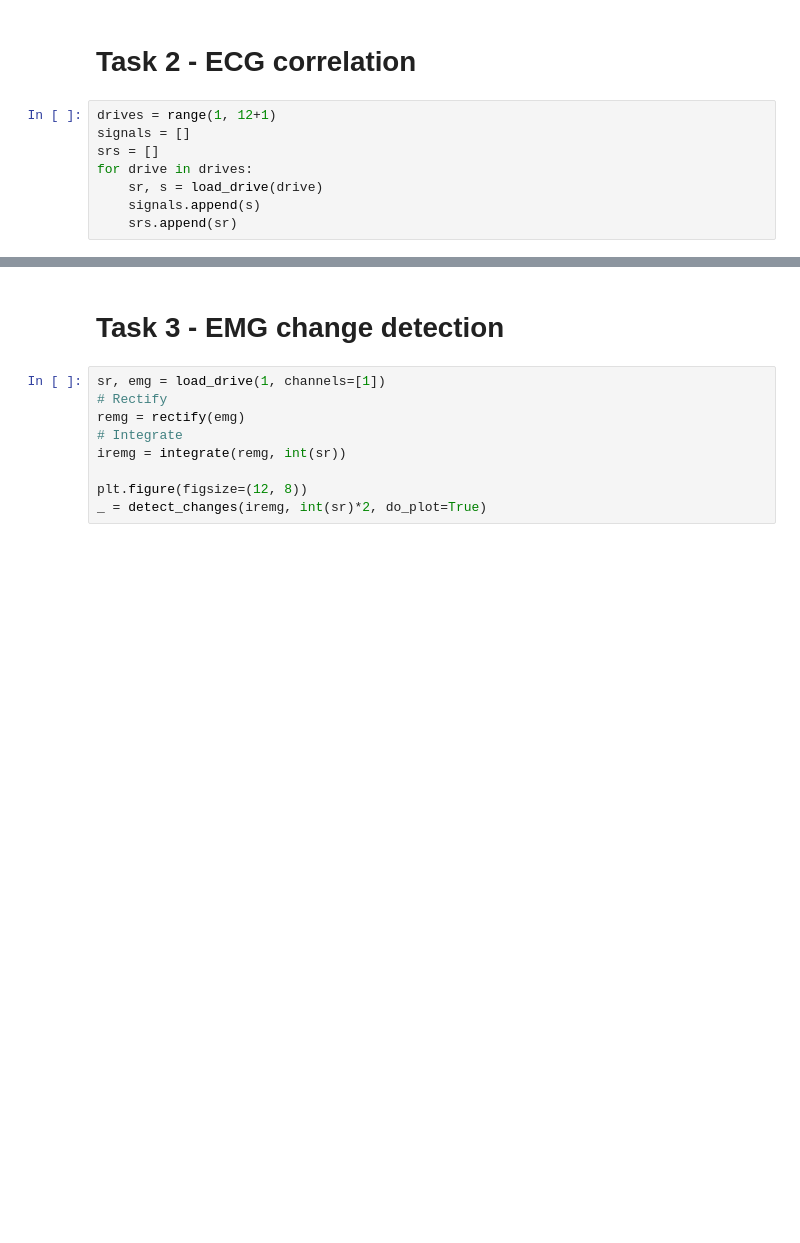
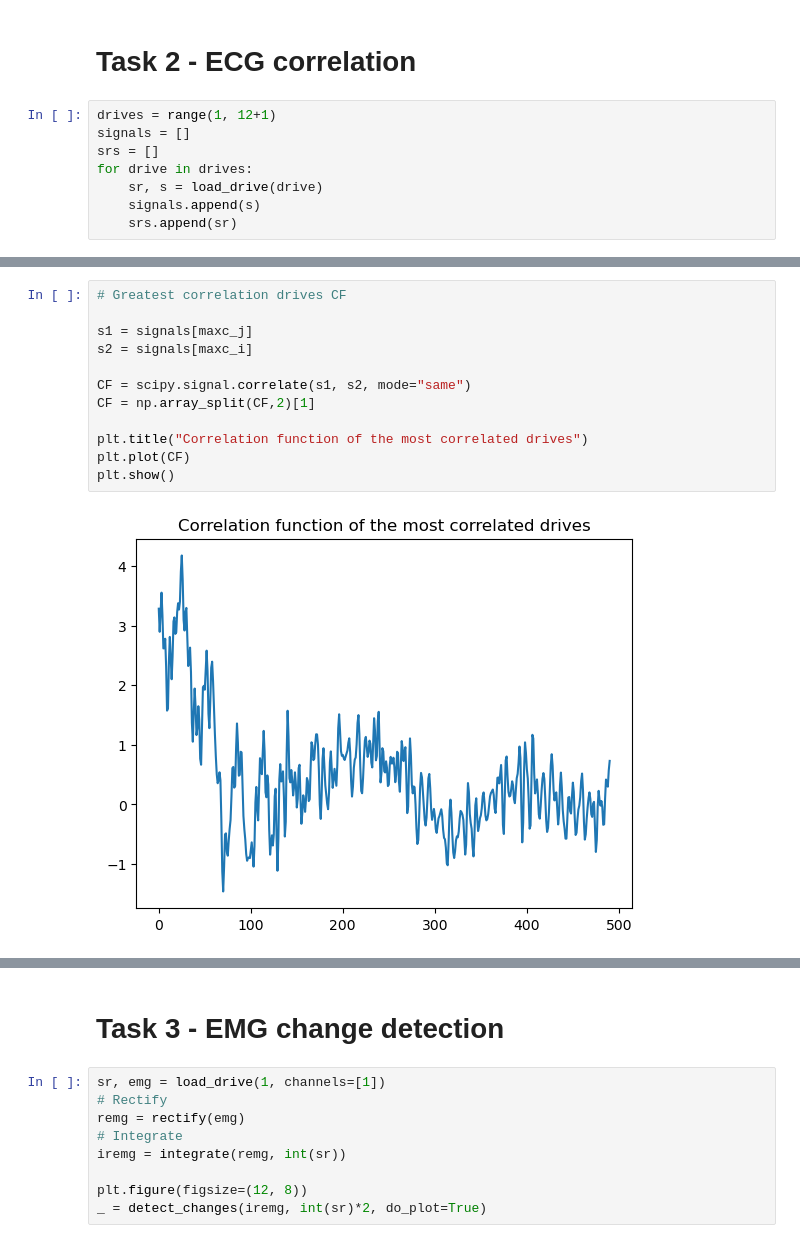
Before and after one commit to MQ37/ecg-emg-processing, a Jupyter notebook: Semestral1.ipynb, the cells around one changed output, grey strips where cells are left out. Cells and saved outputs as stored; diff of their text form; blank space fills up the shorter version.

```diff
--- a/Semestral1.ipynb
+++ b/Semestral1.ipynb
@@ -297,0 +269,14 @@ plt.plot(signals[3][:100])
+# %%
+# Greatest correlation drives CF
+
+s1 = signals[maxc_j]
+s2 = signals[maxc_i]
+
+CF = scipy.signal.correlate(s1, s2, mode="same")
+CF = np.array_split(CF,2)[1]
+
+plt.title("Correlation function of the most correlated drives")
+plt.plot(CF)
+plt.show()
+# %% [output]
+[figure, added]
```
Also changed, not shown: parts of 10 cells of this notebook.
